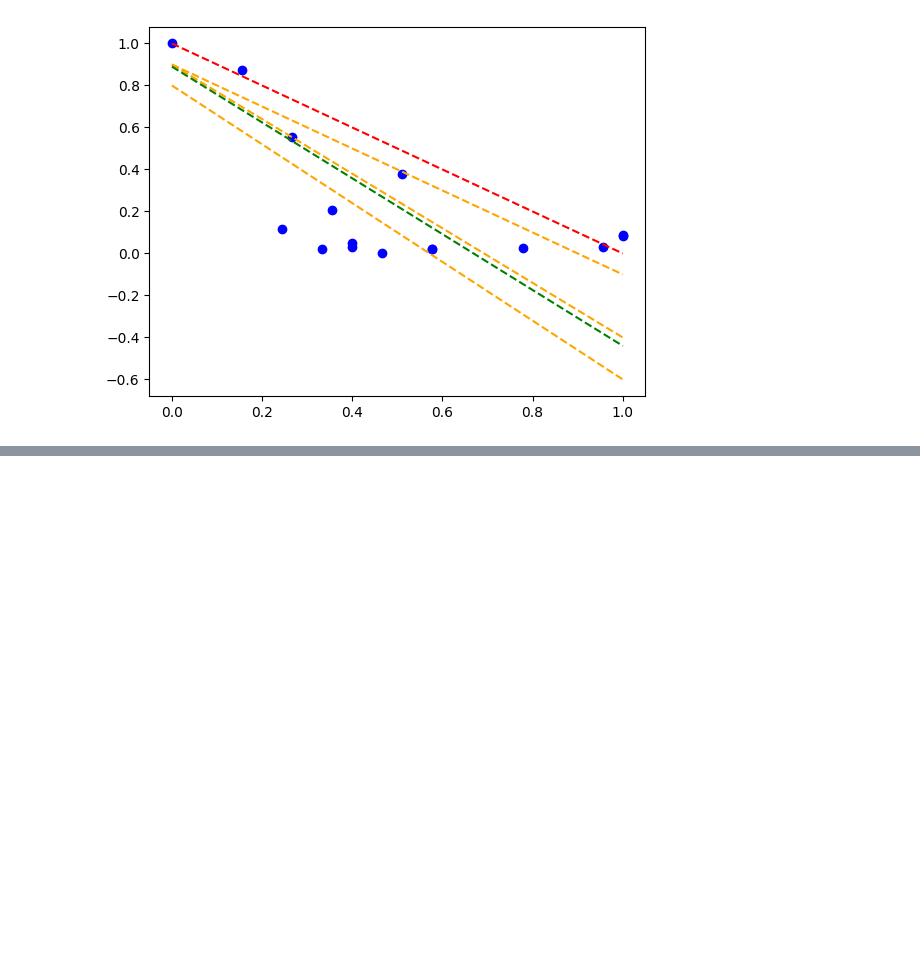
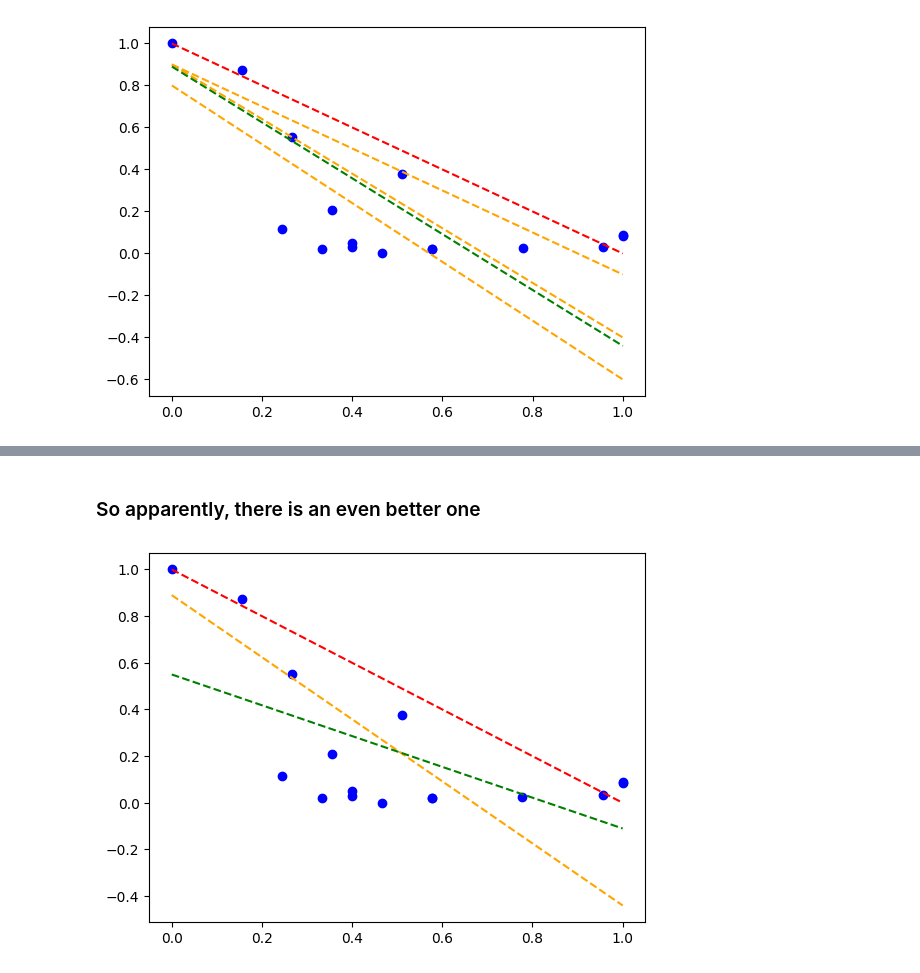
Before and after one commit to Aukevanoost/ml-algorithms, a Jupyter notebook: notebooks/error-based/_explanation.linear_regression.ipynb, the cells around one changed output, grey strips where cells are left out. Drawn from its saved outputs; the diff is of its cells as text; code cells hidden in the pictures; blank space fills up the shorter version.

Commit message:
Added linear regression

```diff
--- a/notebooks/error-based/_explanation.linear_regression.ipynb
+++ b/notebooks/error-based/_explanation.linear_regression.ipynb
@@ -110,0 +139,24 @@ plt.show()
+# %% [markdown]
+### So apparently, there is an even better one
+# %%
+plt.plot(df[d], df[t], 'bo')
+
+# Regression fn: Mw(d) = w[0] + W[1] * d[1]
+reg_fn = lambda w0, w1: lambda d1_points:  [w0 + (d1 * w1) for d1 in d1_points]
+d1_points = [0,1]
+
+# first line
+start_model = reg_fn(w0=1, w1=-1)
+plt.plot(d1_points, start_model(d1_points), '--', color='red')
+
+# previous best line
+best_model = reg_fn(w0=0.89, w1=-1.33)
+plt.plot(d1_points, best_model(d1_points), '--', color='orange')
+
+# previous best line
+best_model = reg_fn(w0=0.55, w1=-0.66)
+plt.plot(d1_points, best_model(d1_points), '--', color='green')
+
+plt.show()
+# %% [output]
+[figure, added]
```
Also changed, not shown: parts of 2 cells of this notebook, 1 other file.
